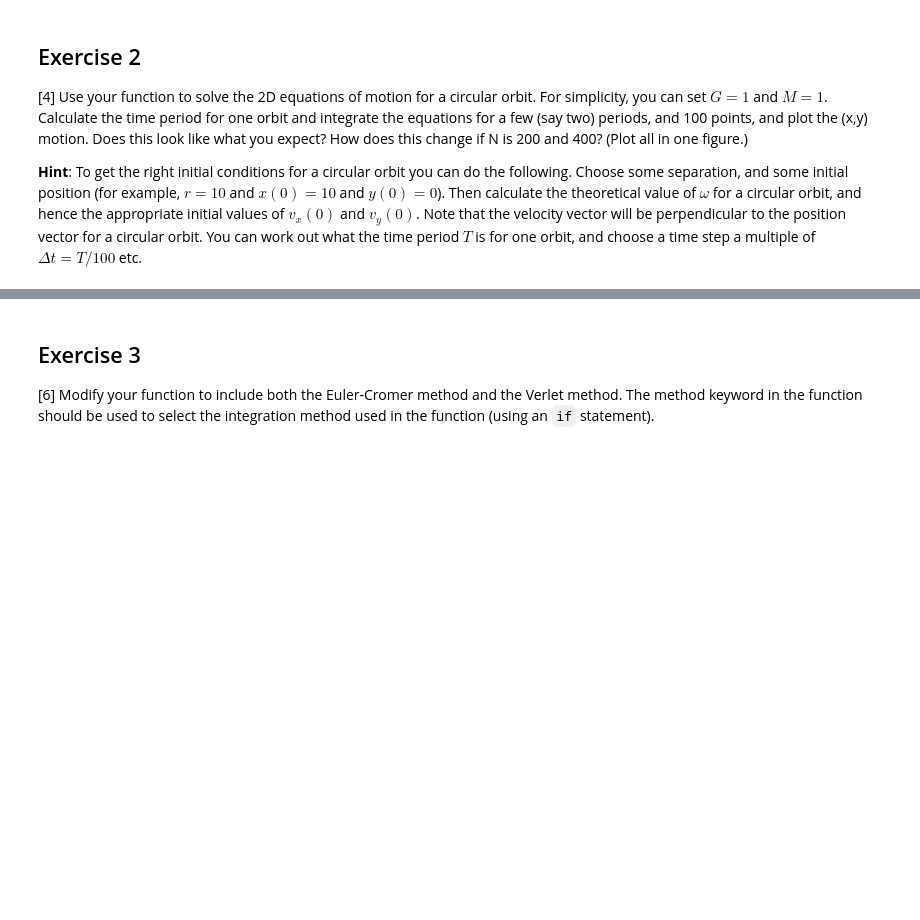
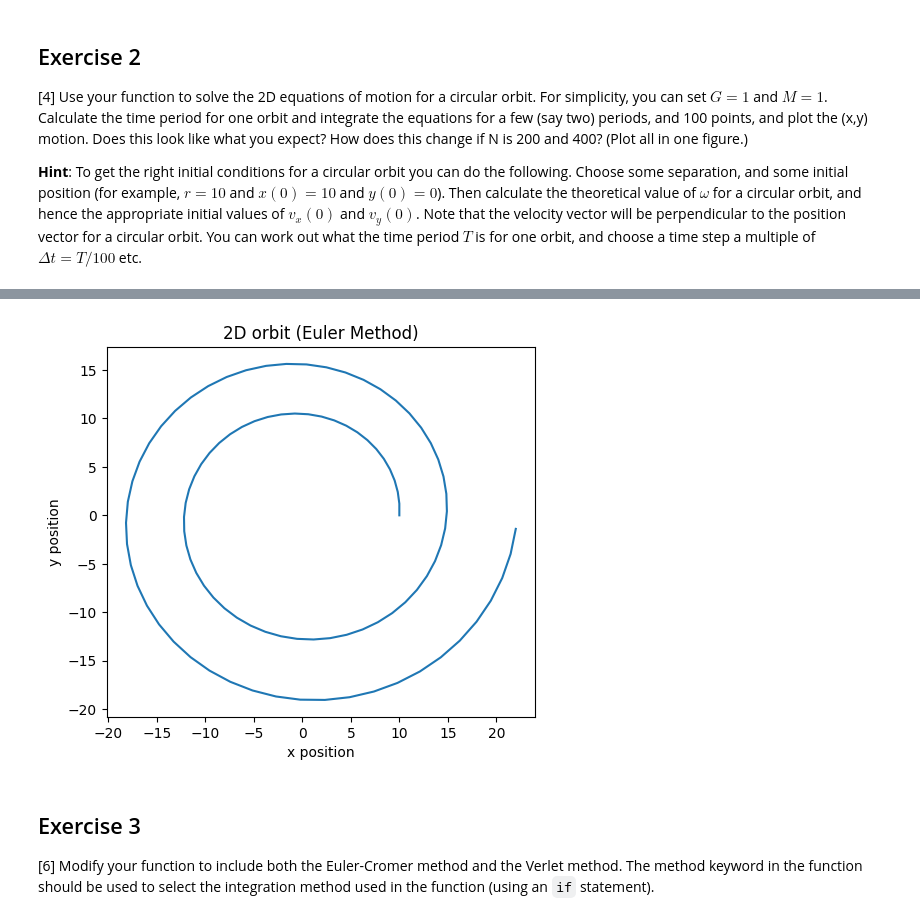
Before and after one commit to PX2145-2025/week-9-b-Finlay-Hall, a Jupyter notebook: ODEs_2.ipynb, the cells around one changed output, grey strips where cells are left out. Saved outputs shown, nothing was run; the diff lists cells and outputs as text; code cells hidden in the pictures; blank space fills up the shorter version.

```diff
--- a/ODEs_2.ipynb
+++ b/ODEs_2.ipynb
@@ -268,12 +268,10 @@ def orbit_solve (r0, v0, tmax, N, method = 'euler'):
     # then do the integration for all the integration points
     for i in range (0, N-1):
         # calculate acceleration a[i] based on current position r[i]
-        r_mag = np.linalg.norm(r[i]) # magnitude of the position vector
-        a[i] = (-G*M*r[i])/(r_mag**3)
+        a = (-G*M*r[i])/(r_mag**3)
 
         r[i+1] = r[i]+v[i]*time_step
-        v[i+1] = v[i]+a[i]*time_step
-
+        v[i+1] = v[i]+a*time_step
     # output the solution (arrays for positions and velocities) versus time
     return t, r, v
 # %% [markdown]
@@ -287,3 +282,25 @@ TypeError: 'numpy.ndarray' object is not callable
+# %%
+r0 = [10,0] # set array for r0
+v0 = [0,0.3] # set array for v0
+r_mag = 10 # set value for r_mag
+tmax = 2*np.sqrt(4*np.pi**2*r_mag**3)
+# set parameters
+N = 100
+G = 1
+M = 1
+
+# call the orbit_solve function and store its results
+t, r, v = orbit_solve(r0, v0, tmax, N)
+
+# plot the x and y components of the position vector
+plt.plot(r[:,0], r[:,1])
+plt.xlabel("x position")
+plt.ylabel("y position")
+plt.title("2D orbit (Euler Method)")
+plt.gca().set_aspect('equal', adjustable='box') # to make the circular orbit look circular
+plt.show()
+# %% [output]
+[figure, added]
 # %% [markdown]
 ## Exercise 3
 
```
Also changed, not shown: parts of 1 cell of this notebook.
